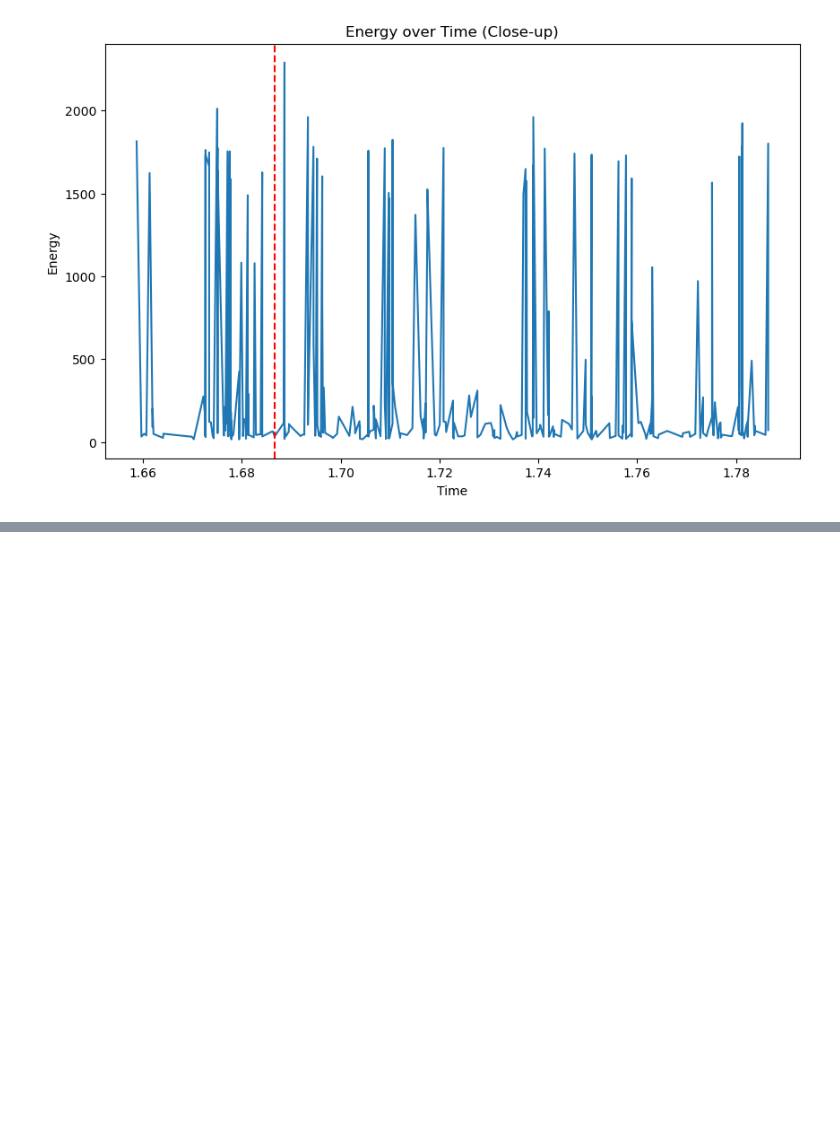
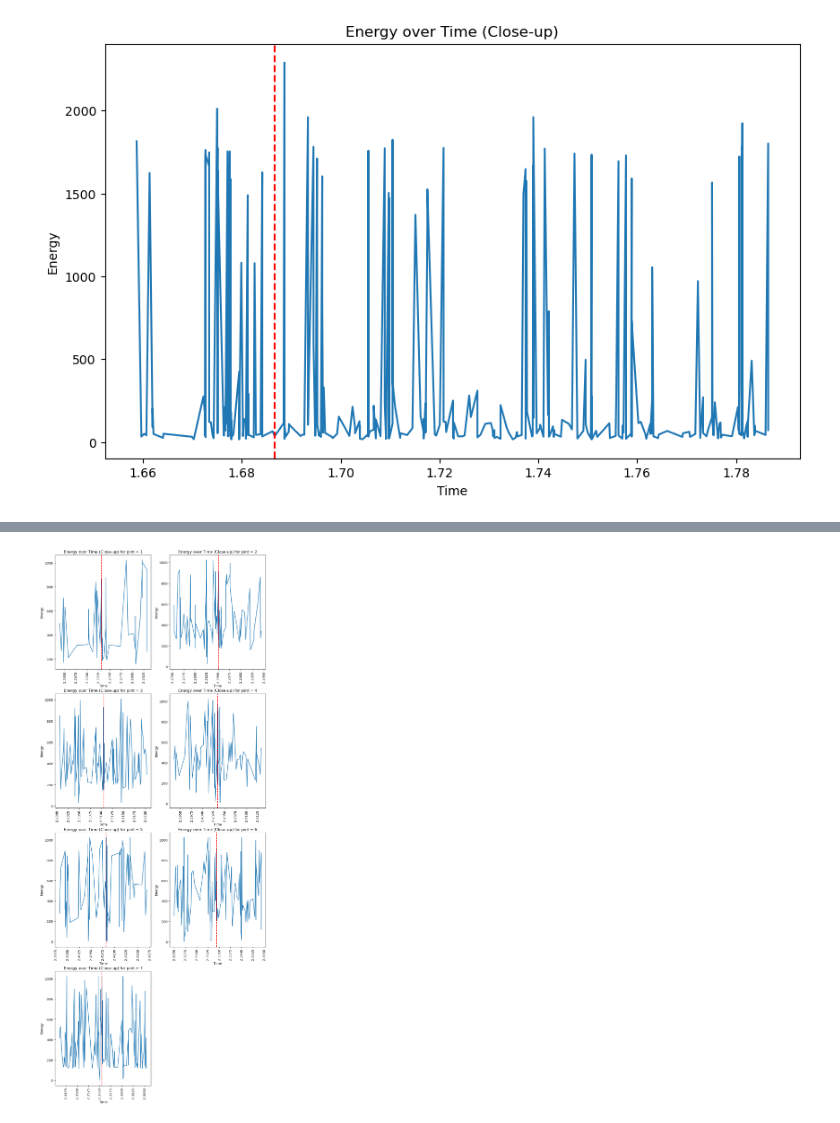
Before and after one commit to Carsanpo/Entregas_RNN, a Jupyter notebook: Entregable_3.ipynb, the cells around one changed output, grey strips where cells are left out. Drawn from its saved outputs; the diff is of its cells as text; code cells hidden in the pictures; blank space fills up the shorter version.

```diff
--- a/Entregable_3.ipynb
+++ b/Entregable_3.ipynb
@@ -195,8 +209,8 @@ else:
 # %%
-valores = []
+valores_NO = []
 
-for ind in range(0, len(TGFs_SI_CZT_list)):
-    caso01 = pd.read_csv(dir_path + TGFs_SI_CZT_list[ind], sep='\\s+', header=None, usecols=[0, 4])
+for ind in range(0, len(TGFs_NO_CZT_list)):
+    lectura = pd.read_csv(dir_path + TGFs_NO_CZT_list[ind], sep='\\s+', header=None, usecols=[0, 4])
 
     # Expresión regular para extraer el tiempo
     pattern = r'CZT_counts_(\d+)us_V64_'
@@ -209,13 +223,12 @@ for ind in range(0, len(TGFs_SI_CZT_list)):
         microsegundos = None
 
     print(microsegundos)
-
     segundo_encontrado = None
 
     # Convertir los microsegundos a formato de tiempo
     microsegundos_formato_tiempo = '.' + str(microsegundos)
 
-    for valor in caso01[0]:  # Asumiendo que la primera columna no tiene nombre
+    for valor in lectura[0]:  # Asumiendo que la primera columna no tiene nombre
         # Convertir el valor a string para poder usar endswith
         valor_str = str(valor)
         if valor_str.endswith(microsegundos_formato_tiempo):
@@ -225,7 +238,7 @@ for ind in range(0, len(TGFs_SI_CZT_list)):
 
     if segundo_encontrado:
         print(f"El segundo correspondiente a los microsegundos {microsegundos} es {segundo_encontrado}")
-        valores.append((ind, microsegundos, segundo_encontrado))
+        valores_NO.append((ind, microsegundos, segundo_encontrado))
     else:
         print(f"No se encontró ningún segundo correspondiente a los microsegundos {microsegundos}")
 # %% [output]
@@ -250,0 +394,45 @@ valores.append((ind, microsegundos, segundo_encontrado))
+# %%
+import matplotlib.pyplot as plt
+import numpy as np
+
+# Define el número de filas y columnas para los subplots
+nrows = int(np.ceil(len(valores_SI) / 2))
+ncols = 2
+
+fig, axs = plt.subplots(nrows, ncols, figsize=(10, 6*nrows))
+
+i_pint = 0
+for i, valor in enumerate(valores_SI):
+    i_pint += 1
+    pint = valor[0]
+    micr = valor[1]
+    segu = valor[2]
+    tstamp = float(str(segu) + '.' + str(micr))
+
+    caso = pd.read_csv(dir_path + TGFs_SI_CZT_list[pint], sep='\\s+', header=None, usecols=[0, 7])
+
+    # Define a time window around the highlighted point
+    time_window = 0.01  # Adjust this value to change the size of the time window
+
+    # Select the data within the time window
+    subset = caso[(caso[0] >= tstamp - time_window) & (caso[0] <= tstamp + time_window)]
+
+    # Determine the current subplot
+    ax = axs[i // ncols, i % ncols]
+
+    ax.plot(subset[0], subset[7])
+    ax.axvline(x=tstamp, color='red', linestyle='--')  # Draw a vertical line on the plot
+    ax.set_xlabel('Time')
+    labels = ax.get_xticklabels()
+    plt.setp(labels, rotation=90)
+    ax.set_ylabel('Energy')
+    ax.set_title(f'Energy over Time (Close-up) for pint = {i_pint}')
+
+# Remove empty subplots
+if len(valores_SI) % 2 != 0:
+    fig.delaxes(axs[-1, -1])
+
+plt.tight_layout()
+plt.show()
+# %% [output]
+[figure, added]
```
Also changed, not shown: parts of 6 cells of this notebook.
